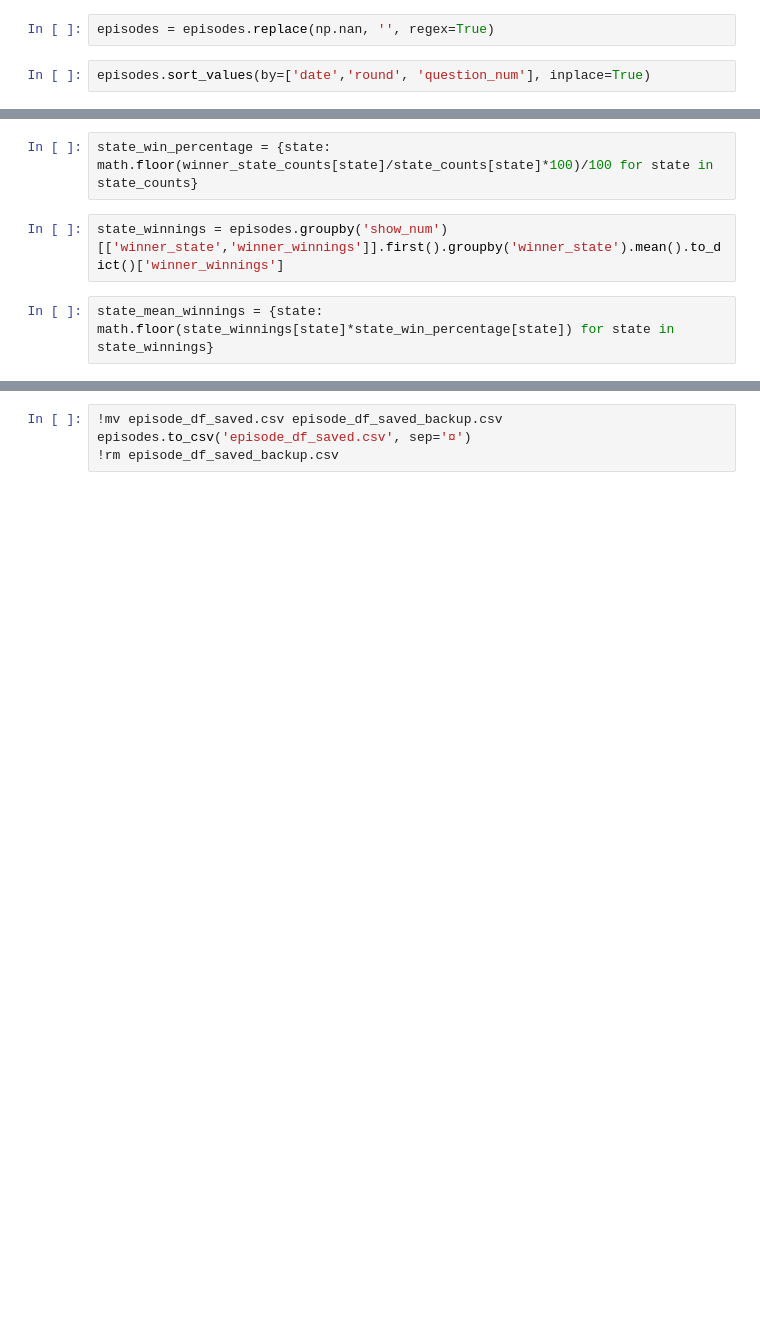
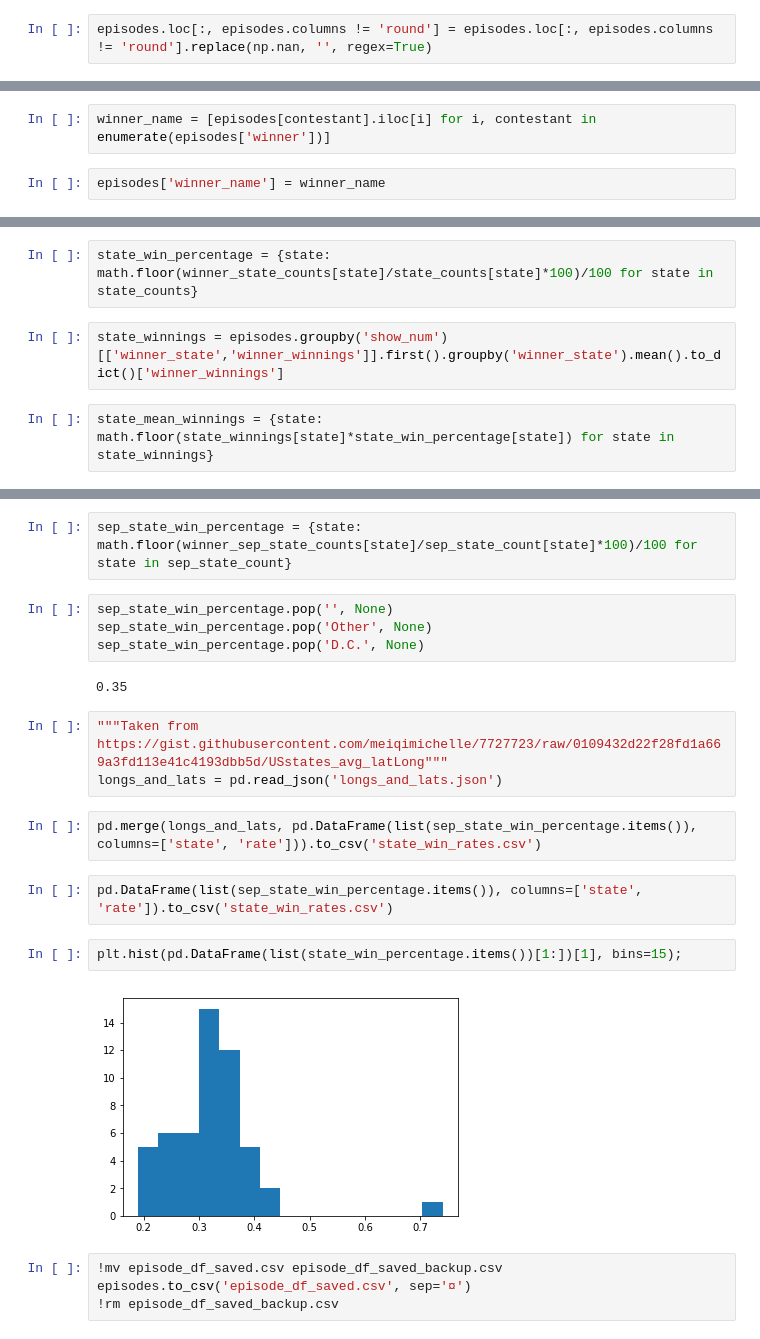
Before and after one commit to isaaclayton/jeopardy_project, a Jupyter notebook: dataviz_sandbox.ipynb, the cells around one changed output, grey strips where cells are left out. Cells and saved outputs as stored; diff of their text form; blank space fills up the shorter version.

```diff
--- a/dataviz_sandbox.ipynb
+++ b/dataviz_sandbox.ipynb
@@ -201,9 +221,7 @@ episodes['date'] = pd.to_datetime(episodes['date'])
 episodes['season'] = pd.to_numeric(episodes['season'])
 episodes['round'] = pd.Categorical(episodes['round'], ['jeopardy_round', 'double_jeopardy_round', 'final_jeopardy_round'])
 # %%
-episodes = episodes.replace(np.nan, '', regex=True)
+episodes.loc[:, episodes.columns != 'round'] = episodes.loc[:, episodes.columns != 'round'].replace(np.nan, '', regex=True)
-# %%
-episodes.sort_values(by=['date','round', 'question_num'], inplace=True)
 # %%
 states = ['Alabama', 'Alaska', 'Arizona', 'Arkansas', 'California',
           'Colorado', 'Connecticut', 'Delaware', 'District of Columbia',
@@ -326,6 +316,10 @@ episodes['winner_loc'] = winner_locs
 # %%
 winner_states = [episodes[contestant+'_state'].iloc[i]
                  for i, contestant in enumerate(episodes['winner'])]
+# %%
+winner_name = [episodes[contestant].iloc[i] for i, contestant in enumerate(episodes['winner'])]
+# %%
+episodes['winner_name'] = winner_name
 # %%
 episodes['winner_state'] = winner_states
 # %%
@@ -339,3 +375,22 @@ state_mean_winnings = {state: math.floor(state_winnings[state]*state_win_percent
+# %%
+sep_state_win_percentage = {state: math.floor(winner_sep_state_counts[state]/sep_state_count[state]*100)/100 for state in sep_state_count}
+# %%
+sep_state_win_percentage.pop('', None)
+sep_state_win_percentage.pop('Other', None)
+sep_state_win_percentage.pop('D.C.', None)
+# %% [output]
+0.35
+# %%
+"""Taken from https://gist.githubusercontent.com/meiqimichelle/7727723/raw/0109432d22f28fd1a669a3fd113e41c4193dbb5d/USstates_avg_latLong"""
+longs_and_lats = pd.read_json('longs_and_lats.json')
+# %%
+pd.merge(longs_and_lats, pd.DataFrame(list(sep_state_win_percentage.items()), columns=['state', 'rate'])).to_csv('state_win_rates.csv')
+# %%
+pd.DataFrame(list(sep_state_win_percentage.items()), columns=['state', 'rate']).to_csv('state_win_rates.csv')
+# %%
+plt.hist(pd.DataFrame(list(state_win_percentage.items())[1:])[1], bins=15);
+# %% [output]
+[figure, added]
 # %%
 !mv episode_df_saved.csv episode_df_saved_backup.csv
 episodes.to_csv('episode_df_saved.csv', sep='¤')
```
Also changed, not shown: parts of 150 cells of this notebook, 23 other files.
